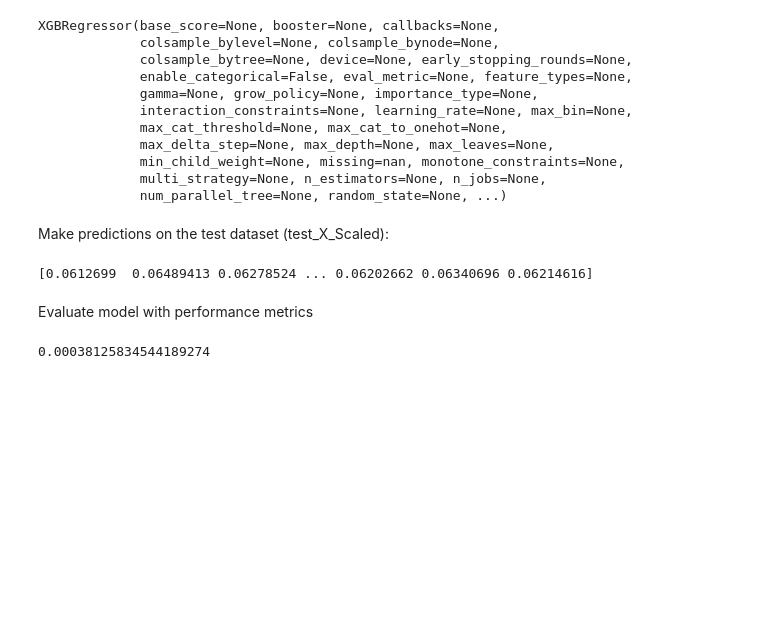
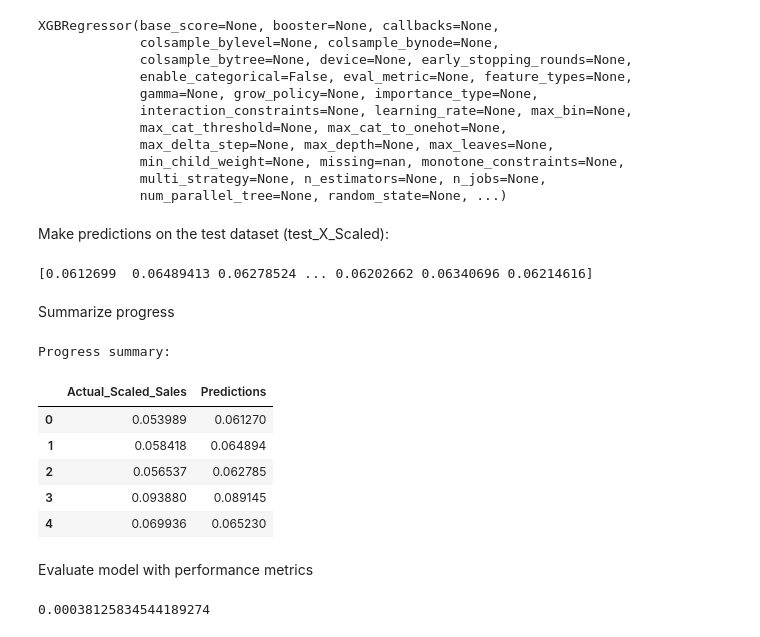
Before and after one commit to OlanreleOladeji/Demand-forecast--XGBoost, a Jupyter notebook: Products_quantity_forecasting_model_(XGB).ipynb, the cells around one changed output. Drawn from its saved outputs; the diff is of its cells as text; code cells hidden in the pictures; blank space fills up the shorter version.

```diff
--- a/Products_quantity_forecasting_model_(XGB).ipynb
+++ b/Products_quantity_forecasting_model_(XGB).ipynb
@@ -260,8 +211,27 @@ XGBRegressor(base_score=None, booster=None, callbacks=None,
 # %% [markdown]
 Make predictions on the test dataset (test_X_Scaled):
 # %%
-predictions = y_predict = model.predict(test_X_Scaled)
+y_predict = model.predict(test_X_Scaled)
 # %%
 print(predictions)
 # %% [output]
 [0.0612699  0.06489413 0.06278524 ... 0.06202662 0.06340696 0.06214616]
+# %% [markdown]
+Summarize progress
+# %%
+Progress_summary_df = pd.DataFrame({
+        'Actual_Scaled_Sales': test_y_Scaled['Sales'],
+        'Predictions': y_predict[:test_y_Scaled.shape[0]]
+    })
+
+print("Progress summary:")
+
+display(Progress_summary_df.head(5))
+# %% [output]
+Progress summary:
+|  | Actual_Scaled_Sales | Predictions |
+| 0 | 0.053989 | 0.061270 |
+| 1 | 0.058418 | 0.064894 |
+| 2 | 0.056537 | 0.062785 |
+| 3 | 0.093880 | 0.089145 |
+| 4 | 0.069936 | 0.065230 |
```
Also changed, not shown: parts of 12 cells of this notebook.
